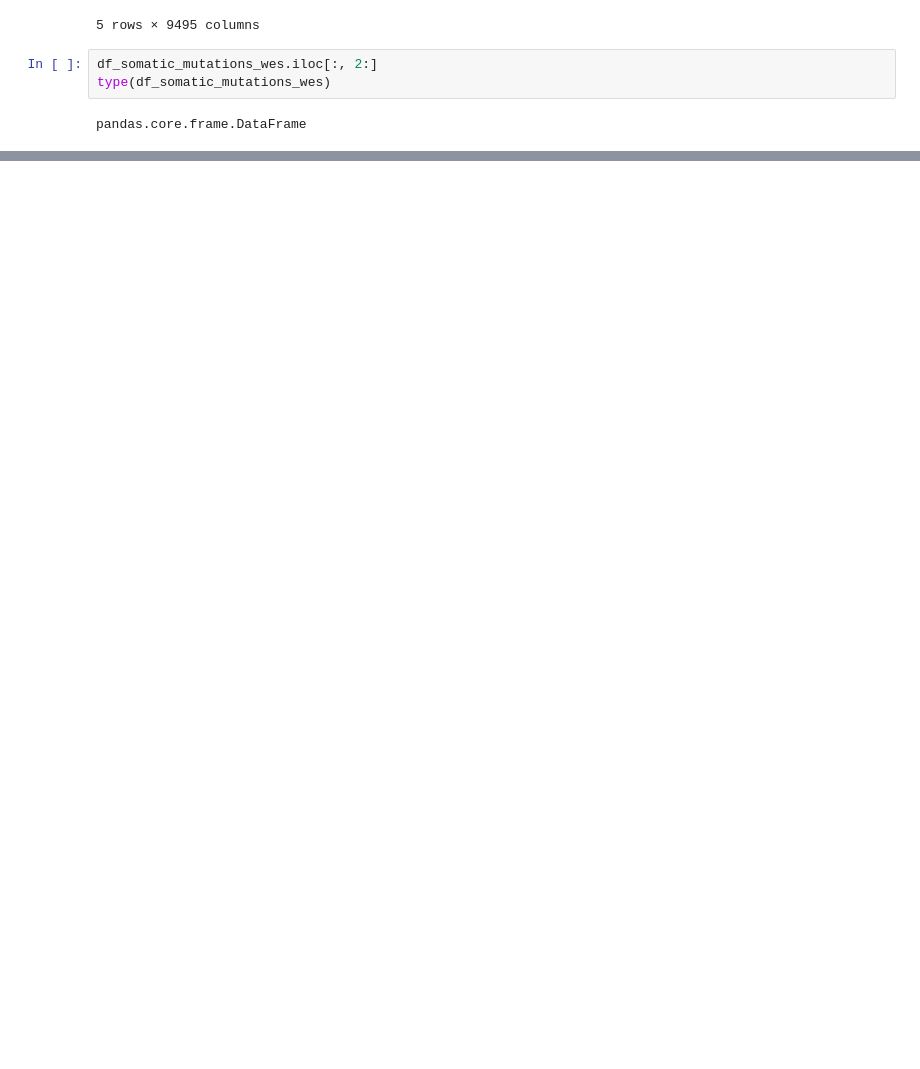
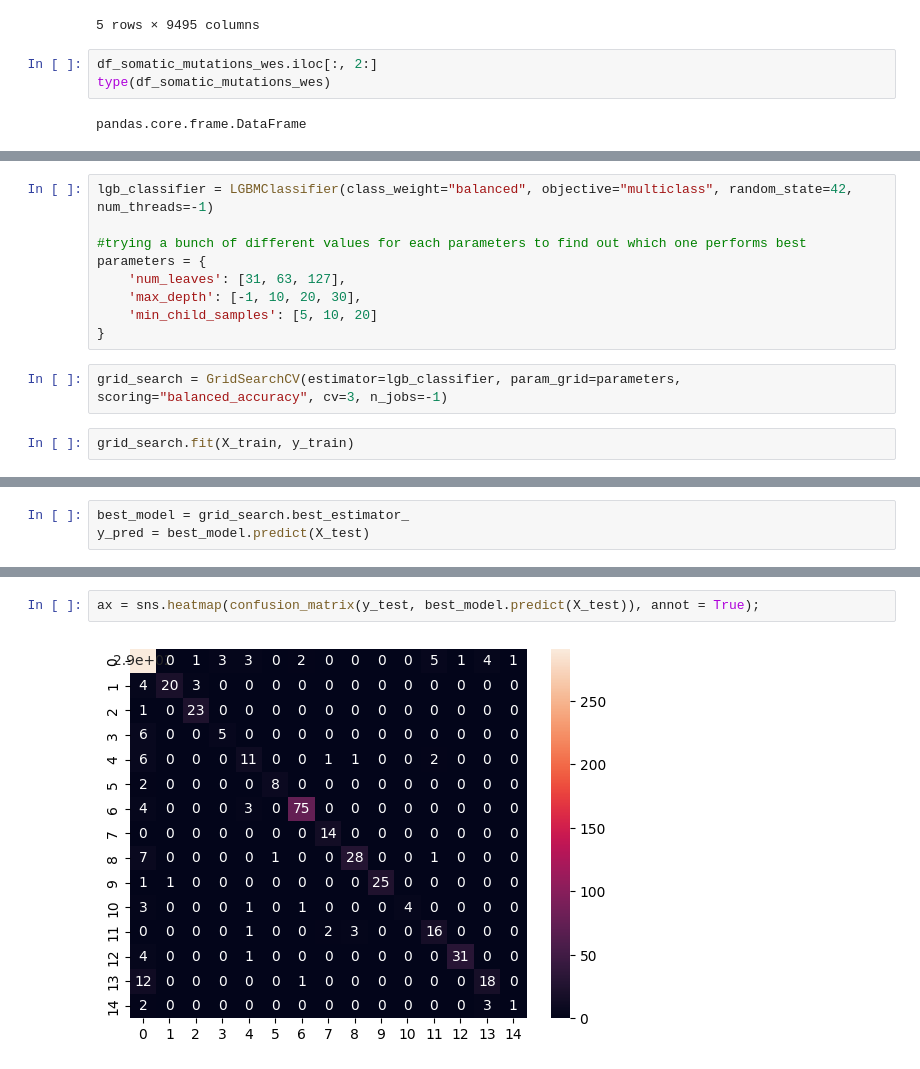
Before and after one commit to chahd7/machine_learning_in_bio_project, a Jupyter notebook: seperate_datasets_classic_classifiers_Chahd.ipynb, the cells around one changed output, grey strips where cells are left out. Cells and saved outputs as stored; diff of their text form; blank space fills up the shorter version.

```diff
--- a/seperate_datasets_classic_classifiers_Chahd.ipynb
+++ b/seperate_datasets_classic_classifiers_Chahd.ipynb
@@ -250,0 +544,13 @@ DummyClassifier                      0.07
+# %%
+lgb_classifier = LGBMClassifier(class_weight="balanced", objective="multiclass", random_state=42, num_threads=-1)
+
+#trying a bunch of different values for each parameters to find out which one performs best
+parameters = {
+    'num_leaves': [31, 63, 127],
+    'max_depth': [-1, 10, 20, 30],
+    'min_child_samples': [5, 10, 20]
+}
+# %%
+grid_search = GridSearchCV(estimator=lgb_classifier, param_grid=parameters, scoring="balanced_accuracy", cv=3, n_jobs=-1)
+# %%
+grid_search.fit(X_train, y_train)
@@ -250,0 +583,3 @@ DummyClassifier                      0.07
+# %%
+best_model = grid_search.best_estimator_
+y_pred = best_model.predict(X_test)
@@ -250,0 +609,4 @@ DummyClassifier                      0.07
+# %%
+ax = sns.heatmap(confusion_matrix(y_test, best_model.predict(X_test)), annot = True);
+# %% [output]
+[figure, added]
```
Also changed, not shown: parts of 68 cells of this notebook.
